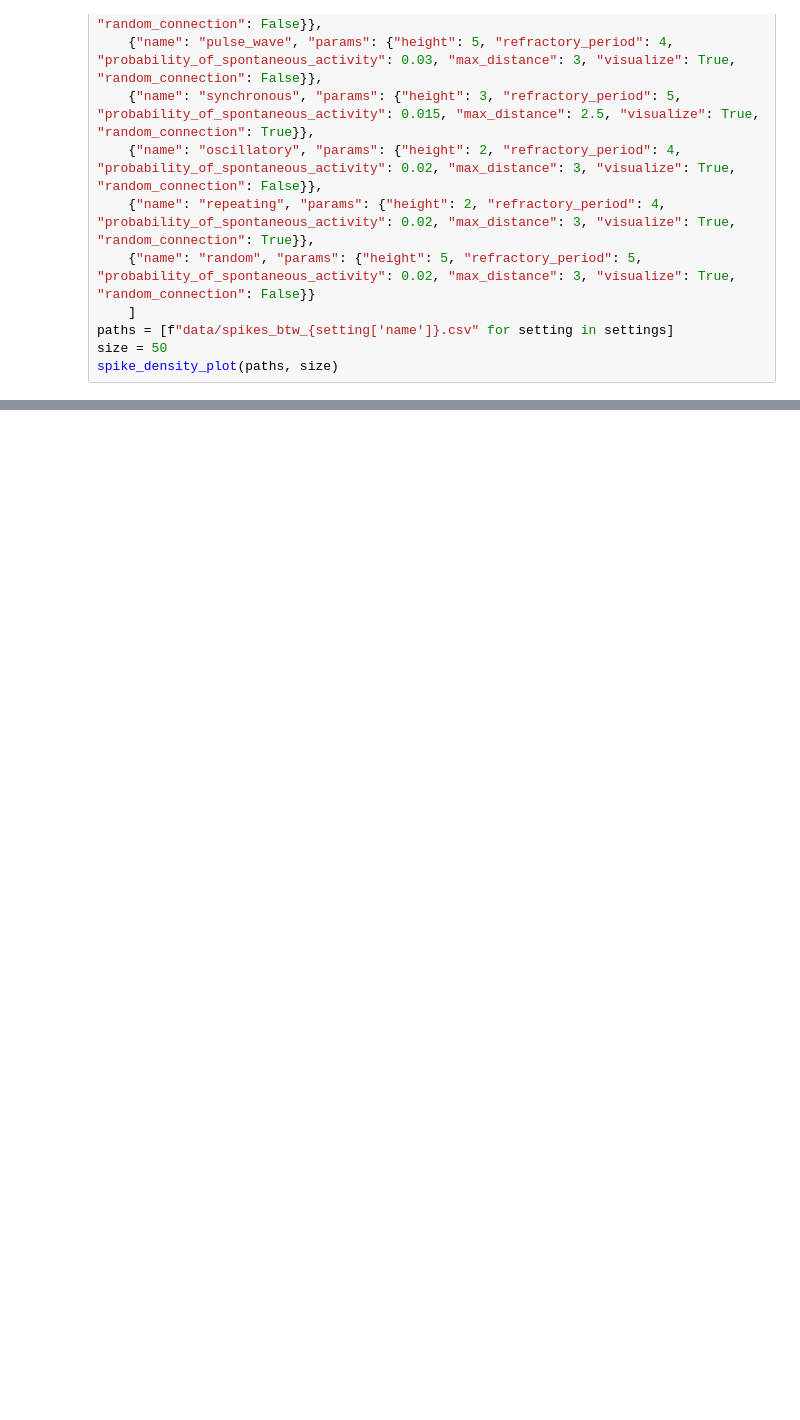
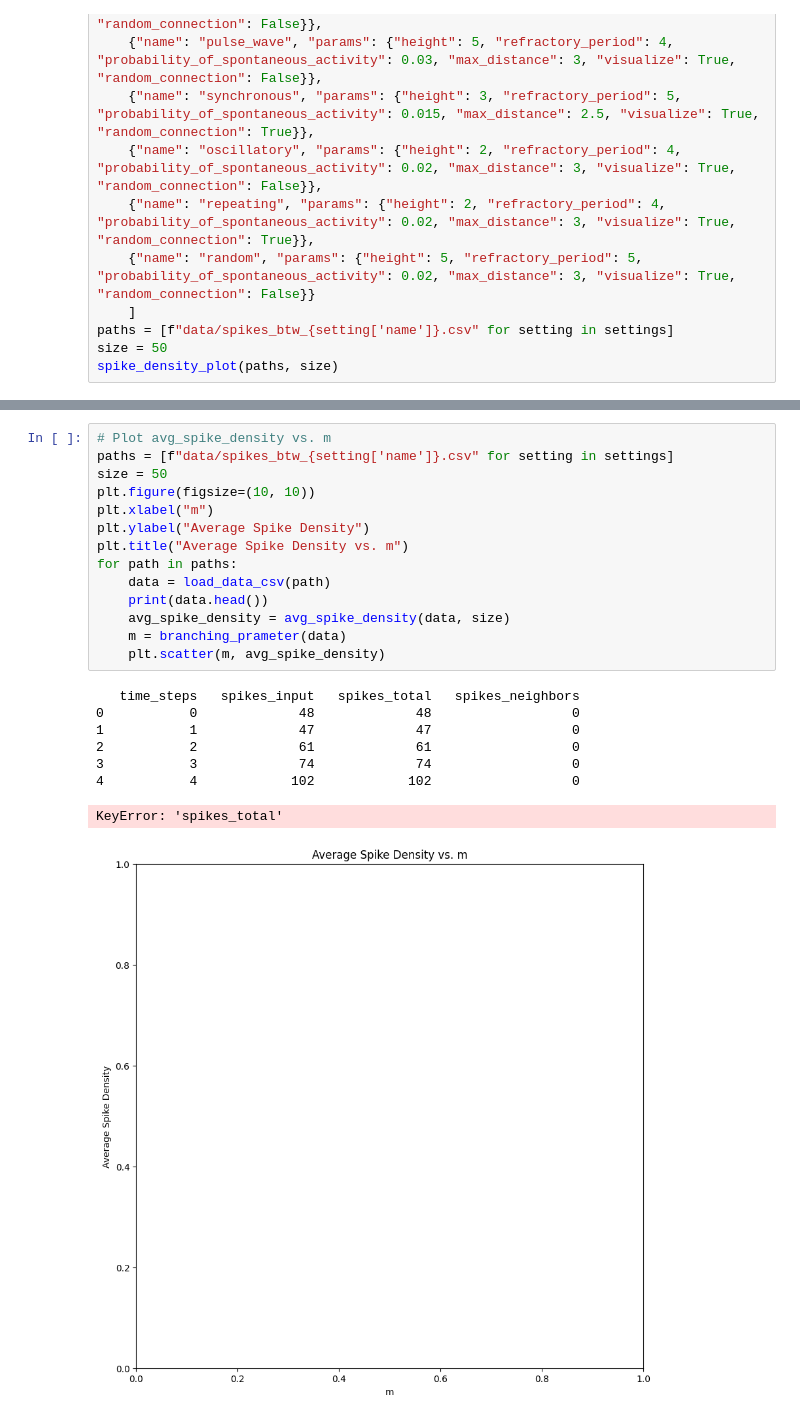
Before and after one commit to AmirSahrani/complex_system_simulation, a Jupyter notebook: analysis.ipynb, the cells around one changed output, grey strips where cells are left out. Saved outputs shown, nothing was run; the diff lists cells and outputs as text; blank space fills up the shorter version.

```diff
--- a/analysis.ipynb
+++ b/analysis.ipynb
@@ -73,0 +97,23 @@ spike_density_plot(paths, size)
+# %%
+# Plot avg_spike_density vs. m
+paths = [f"data/spikes_btw_{setting['name']}.csv" for setting in settings]
+size = 50
+plt.figure(figsize=(10, 10))
+plt.xlabel("m")
+plt.ylabel("Average Spike Density")
+plt.title("Average Spike Density vs. m")
+for path in paths:
+    data = load_data_csv(path)
+    print(data.head())
+    avg_spike_density = avg_spike_density(data, size)
+    m = branching_prameter(data)
+    plt.scatter(m, avg_spike_density)
+# %% [output]
+   time_steps   spikes_input   spikes_total   spikes_neighbors
+0           0             48             48                  0
+1           1             47             47                  0
+2           2             61             61                  0
+3           3             74             74                  0
+4           4            102            102                  0
+KeyError: 'spikes_total'
+[figure, added]
```
Also changed, not shown: parts of 1 cell of this notebook, 10 other files.
